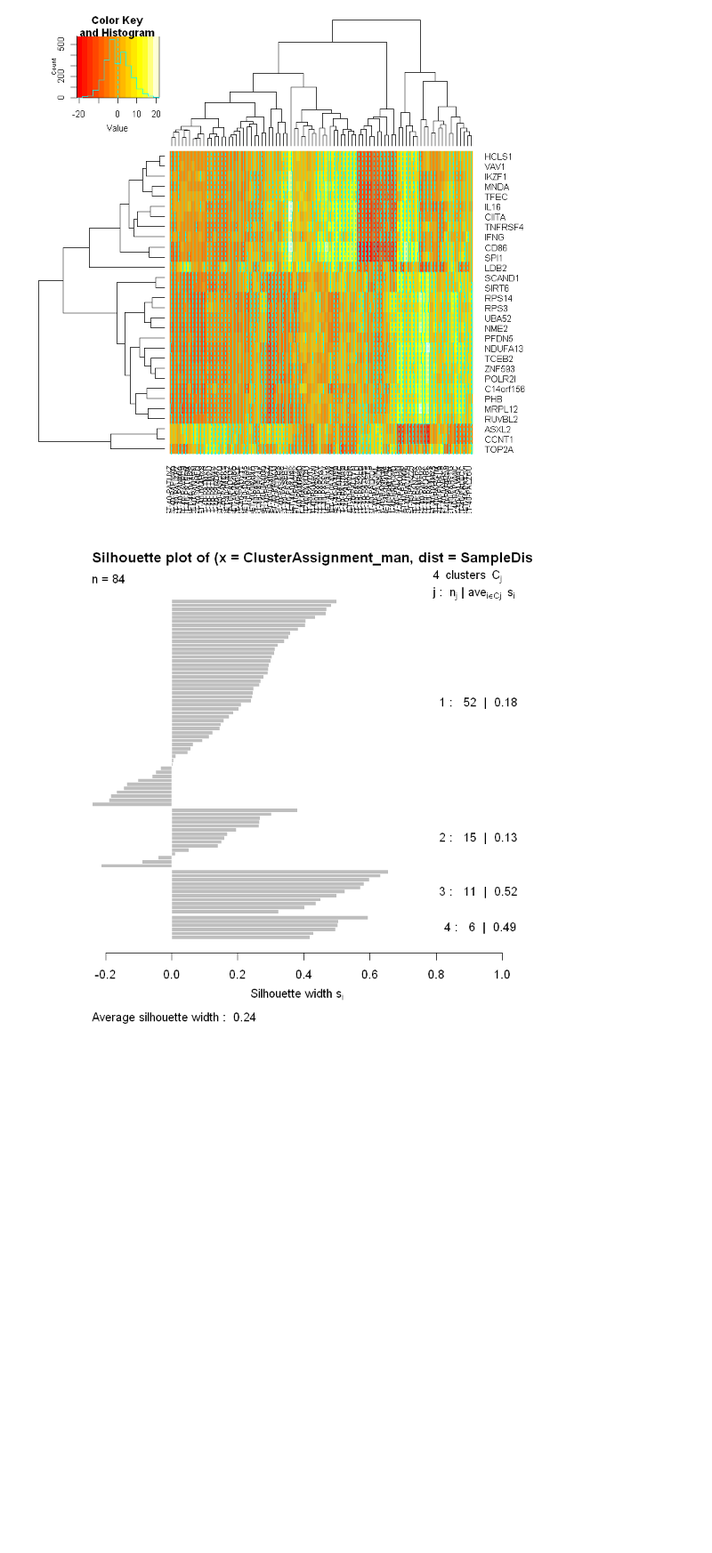
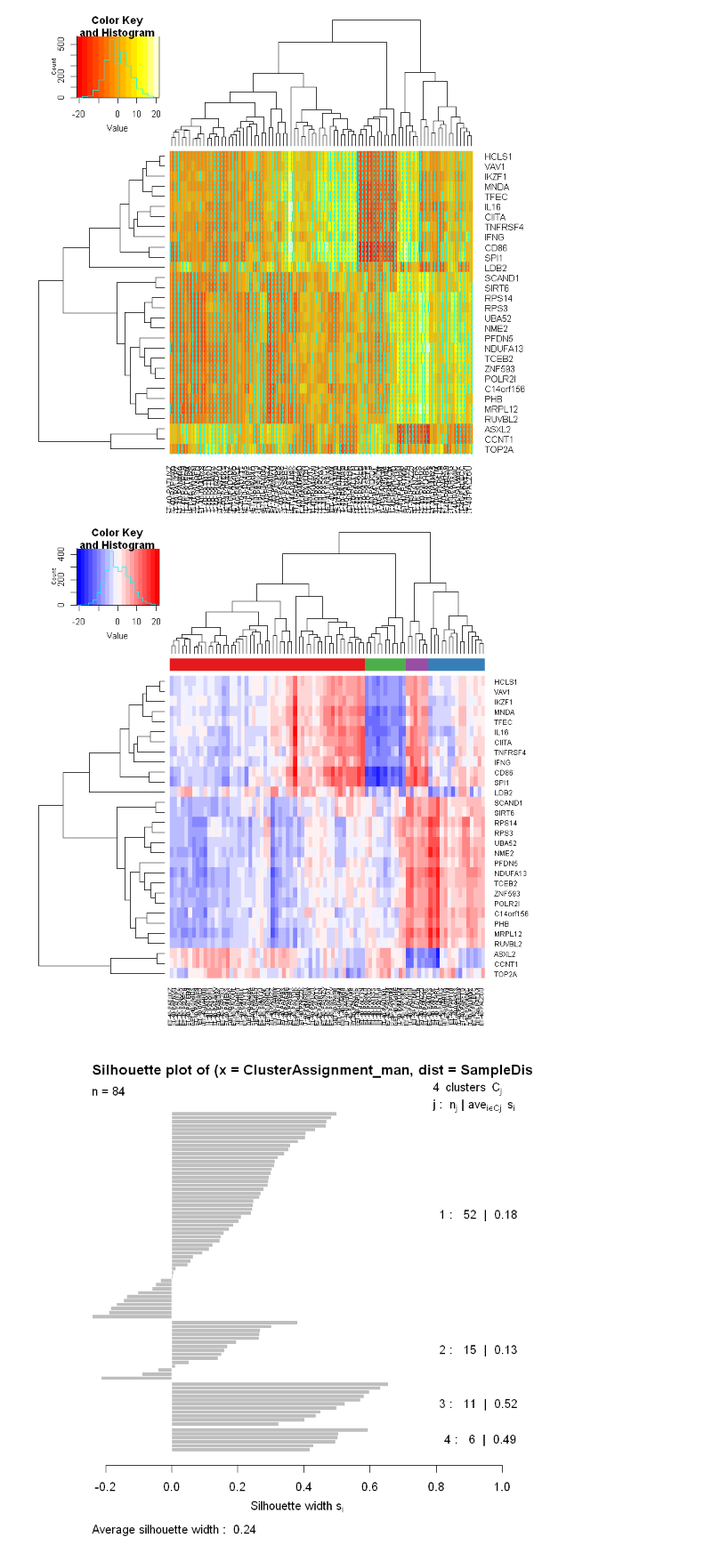
Before and after one commit to jeinson/CM-Osteosarcoma-Analysis, a Jupyter notebook: Identifing Relapse status from MR signatures.ipynb, the cells around one changed output. Shown at 89% size. Saved outputs shown, nothing was run; the diff lists cells and outputs as text; code cells hidden in the pictures; blank space fills up the shorter version.

```diff
--- a/Identifing Relapse status from MR signatures.ipynb
+++ b/Identifing Relapse status from MR signatures.ipynb
@@ -332,6 +306,13 @@ hm_man <- heatmap.2(x = as.matrix(TopMRScale),
 SampleClusters_man <- as.hclust(hm_man$colDendrogram)
 ClusterAssignment_man <- cutree(SampleClusters_man, k = 4)
 sidecols_manhattan <- brewer.pal(4, "Set1")[ClusterAssignment_man]
+# %%
+hm_man <- heatmap.2(x = TopMRScale,
+          distfun = function(x) dist(x, method = "manhattan"),
+          col = colorRampPalette(c('blue','white','red'))(n=20),
+          ColSideColors = sidecols_manhattan, trace = "none")
+# %% [output]
+[figure, added]
 # %%
 # Evaluating silhouette widths for this clustering method - shows worse average silhouette width of 0.24
 SampleDistance3 <- dist(TopMRScale_transposed, method = "manhattan")
```
Also changed, not shown: parts of 15 cells of this notebook.
